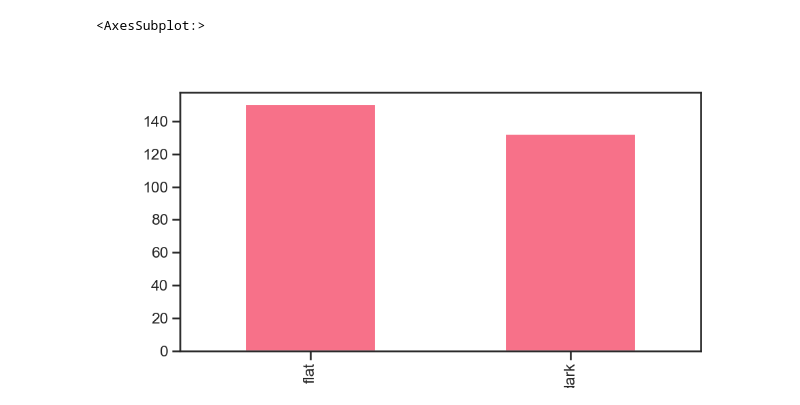
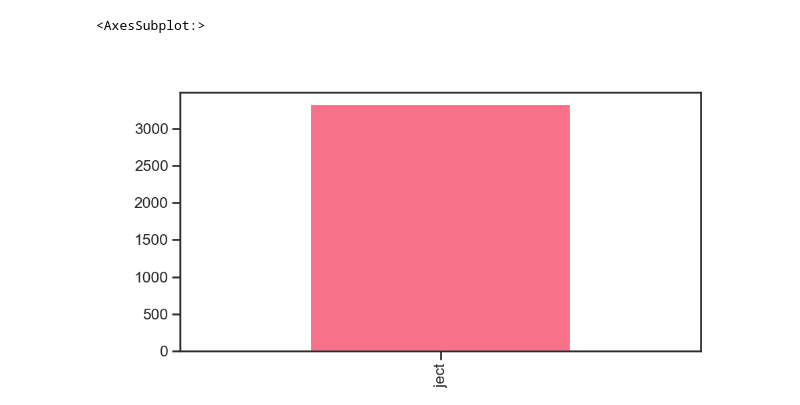
Before and after one commit to sdss/lvmdrp, a Jupyter notebook: docs/nb/lab-lamps.ipynb, the cells around one changed output. Drawn from its saved outputs; the diff is of its cells as text; code cells hidden in the pictures.

```diff
--- a/docs/nb/lab-lamps.ipynb
+++ b/docs/nb/lab-lamps.ipynb
@@ -51,13 +67,16 @@ frames matched in lab data path: 3038
 # %%
 frames_header_list_pickle = "_data-lvm/frames_header_list.pk"
 
-new_index = pd.MultiIndex.from_tuples(((pd.to_numeric(os.path.basename(os.path.dirname(file)),errors="ignore"),os.path.basename(file)) for file in frame_paths), names=("mjd", "filename"))
-columns = "SPEC IMAGETYP CCDTEMP1 CCDTEMP2 PRESURE LABTEMP LABHUMID M625L4 FFS MI150 TS ARGON XENON HGAR LDLS KRYPTON NEON HGNE".split()
+# new_index = pd.MultiIndex.from_tuples(((pd.to_numeric(os.path.basename(os.path.dirname(file)),errors="ignore"),os.path.basename(file)) for file in frame_paths), names=("mjd", "filename"))
+arc_names = "ARGON XENON HGAR KRYPTON NEON HGNE".split()
+lamp_names = "M625L4 FFS MI150 TS LDLS".split()
+columns = "SPEC IMAGETYP CCDTEMP1 CCDTEMP2 PRESURE LABTEMP LABHUMID".split() + lamp_names + arc_names
 
 if os.path.isfile(frames_header_list_pickle):
-    frames_header_list = pickle.load(open(frames_header_list_pickle, "rb"))
+# if False:
+    frames_header_list, new_index = pickle.load(open(frames_header_list_pickle, "rb"))
 else:
-    frames_header_list = []
+    frames_header_list, new_index = [], []
     for idx, frame_path in tqdm(enumerate(frame_paths), total=len(frame_paths), desc="reading metadata from headers", ascii=True):
         try:
             hdr = fits.getheader(frame_path, ext=0)
@@ -65,15 +84,21 @@ else:
             continue
 
         frames_header_list.append([hdr.get(column, np.nan) for column in columns])
+        # new_index.append((hdr.get("MJD", np.nan), hdr.get("FILENAME", np.nan)))
+        new_index.append((
+            pd.to_numeric(os.path.basename(os.path.dirname(frame_path)),errors="ignore"),
+            os.path.basename(frame_path)
+        ))
 
-    pickle.dump(frames_header_list, open(frames_header_list_pickle, "wb"))
+    pickle.dump((frames_header_list, new_index), open(frames_header_list_pickle, "wb"))
 # %%
-frames_header = pd.DataFrame(index=new_index, columns=columns, data=frames_header_list)
+
+frames_header = pd.DataFrame(index=pd.MultiIndex.from_tuples(new_index, names=("mjd", "filename")), columns=columns, data=frames_header_list)
 frames_header = frames_header.mask(frames_header==-999).mask(frames_header=="?")
 
-frames_meta_match = frames_meta.loc[new_index]
-frames_meta_match = pd.concat((frames_meta_match, frames_header), axis="columns")
-frames_meta_match["filepath"] = frame_paths
+frames_meta_match = frames_meta.reindex(new_index)
+frames_meta_match = pd.concat((frames_meta_match, frames_header), axis="columns").sort_index()
+frames_meta_match["filepath"] = [f"{LVM_DATA_LAB}/{mjd}/{filename}" for mjd, filename in new_index]
 frames_meta_match
 # %% [output]
 |  |  | exp_no | date | location | test_no | test_iteration | spec | channel | sources | ... |
@@ -93,8 +118,9 @@ frames_meta_match
 # %%
 # clean_frames = frames_meta_match.loc[(pd.to_numeric(frames_meta_match.ccd_temp,errors="coerce")<0)&(~frames_meta_match.notes.fillna("").str.contains("bad", case=False))]
 # clean_frames = frames_meta_match.loc[frames_meta_match.exp_no.isin(np.arange(1313, 1328+1, dtype=int))]
-clean_frames = frames_meta_match.loc[frames_meta_match.exp_no.isin(np.arange(1545, 1638+1, dtype=int))]
+# clean_frames = frames_meta_match.loc[frames_meta_match.exp_no.isin(np.arange(1545, 1638+1, dtype=int))]
+clean_frames = frames_meta_match.loc[frames_meta_match["IMAGETYP"].isin(["object"])]
 clean_frames.IMAGETYP.value_counts().plot(kind="bar", figsize=(10,5))
 # %% [output]
 <AxesSubplot:>
-[figure, old version]
+[figure, new version]
```
Also changed, not shown: parts of 21 cells of this notebook.
